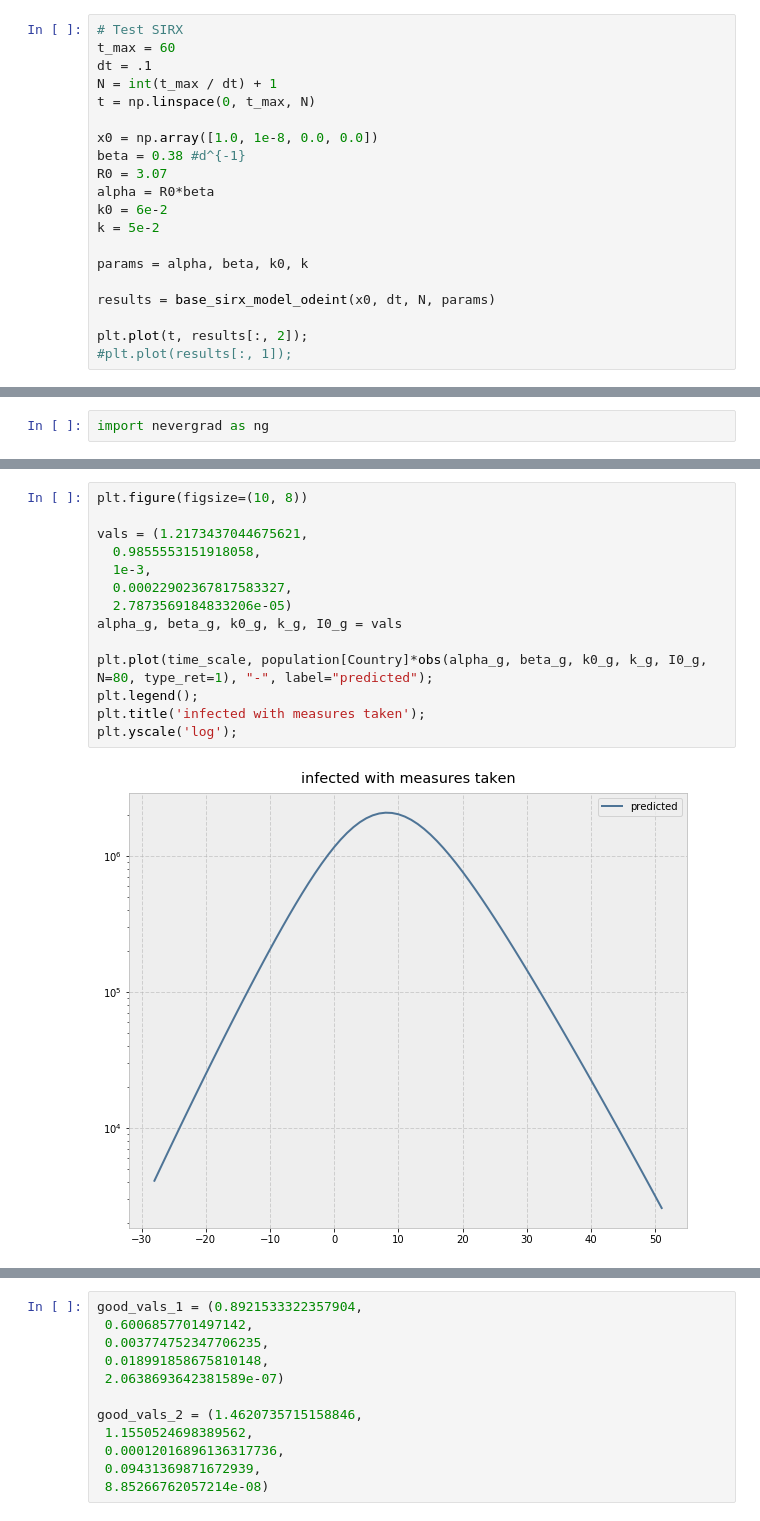
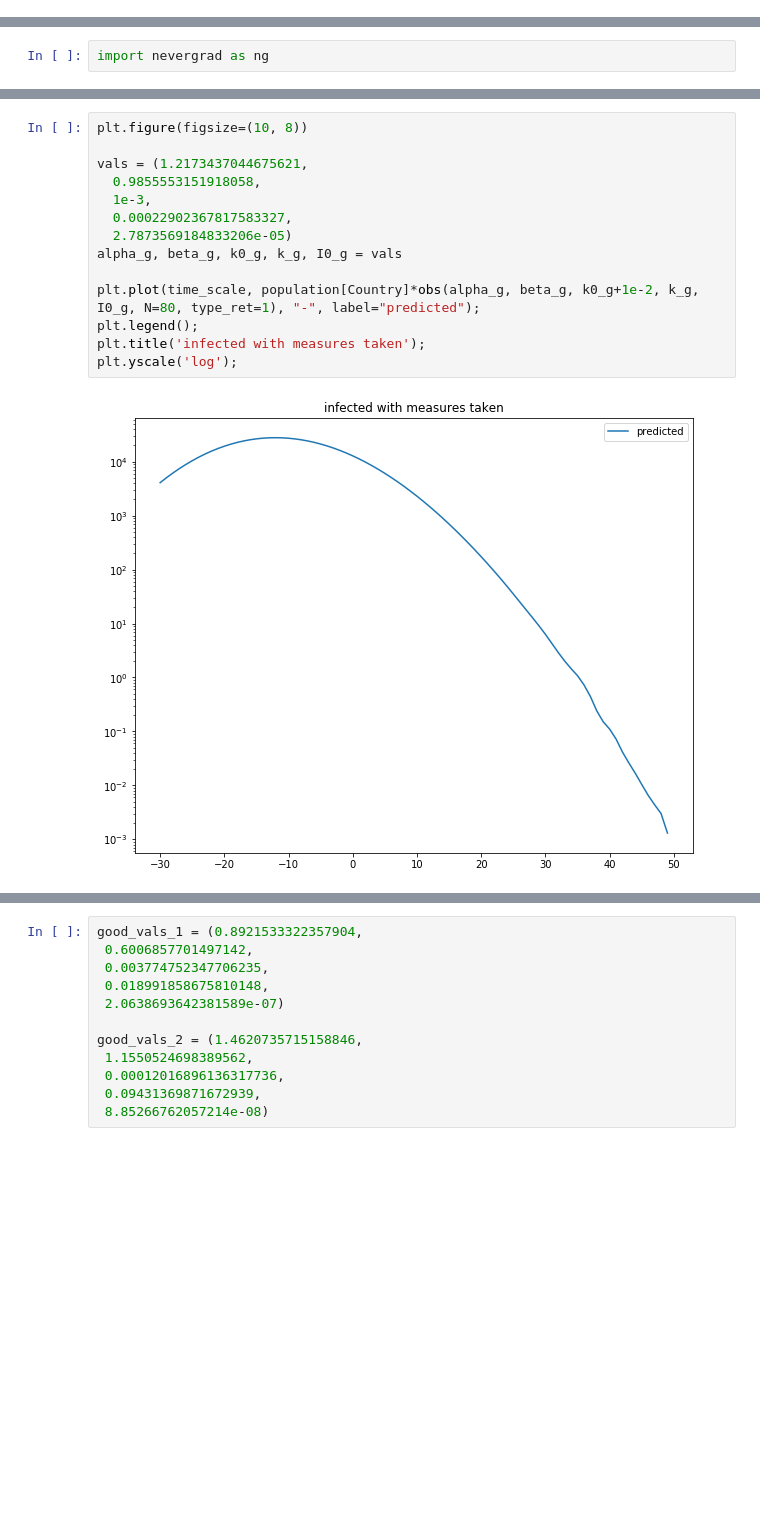
Before and after one commit to G-Ryzhakov/COVID-19-BO-SIRX, a Jupyter notebook: Corona-nevergrad.ipynb, the cells around one changed output, grey strips where cells are left out. Cells and saved outputs as stored; diff of their text form; blank space fills up the shorter version.

```diff
--- a/Corona-nevergrad.ipynb
+++ b/Corona-nevergrad.ipynb
@@ -141,23 +168,3 @@ def base_sirf_model(init_vals, dt, N, params):
         R[i] = R[i-1] + (gamma*I[i-1])*dt
 
     return res
-# %%
-# Test SIRX
-t_max = 60
-dt = .1
-N = int(t_max / dt) + 1
-t = np.linspace(0, t_max, N)
-
-x0 = np.array([1.0, 1e-8, 0.0, 0.0])
-beta = 0.38 #d^{-1}
-R0 = 3.07
-alpha = R0*beta
-k0 = 6e-2
-k = 5e-2
-
-params = alpha, beta, k0, k
-
-results = base_sirx_model_odeint(x0, dt, N, params)
-
-plt.plot(t, results[:, 2]);
-#plt.plot(results[:, 1]);
@@ -406,19 +317,19 @@ plt.yscale('log');
 # %%
 plt.figure(figsize=(10, 8))
 
 vals = (1.2173437044675621,
   0.9855553151918058,
   1e-3,
   0.00022902367817583327,
   2.7873569184833206e-05)
 alpha_g, beta_g, k0_g, k_g, I0_g = vals
 
-plt.plot(time_scale, population[Country]*obs(alpha_g, beta_g, k0_g, k_g, I0_g, N=80, type_ret=1), "-", label="predicted");
+plt.plot(time_scale, population[Country]*obs(alpha_g, beta_g, k0_g+1e-2, k_g, I0_g, N=80, type_ret=1), "-", label="predicted");
 plt.legend();
 plt.title('infected with measures taken');
 plt.yscale('log');
 # %% [output]
-[figure, old version]
+[figure, new version]
 # %%
 recommendation.value[0]
 # %% [output]
```
Also changed, not shown: parts of 8 cells of this notebook, 1 other file.
